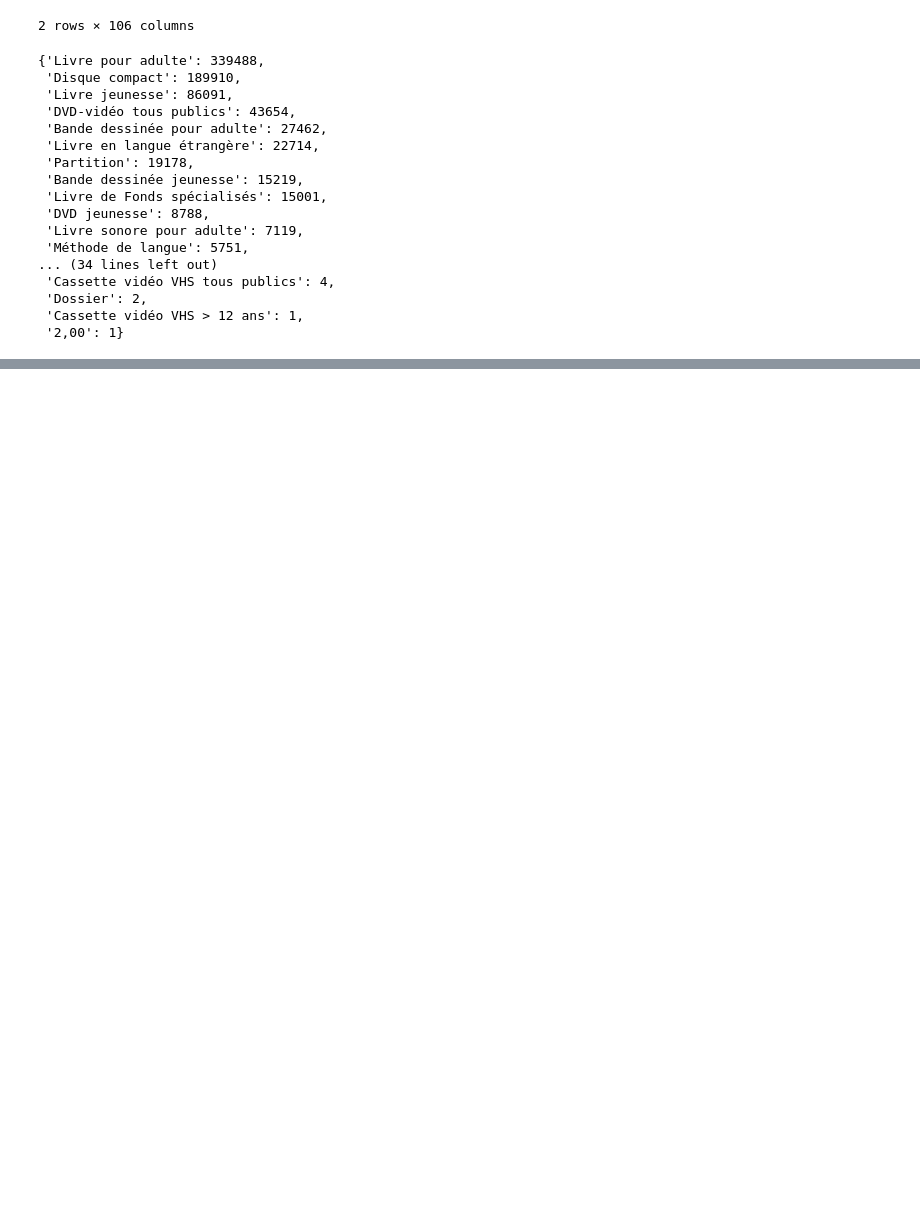
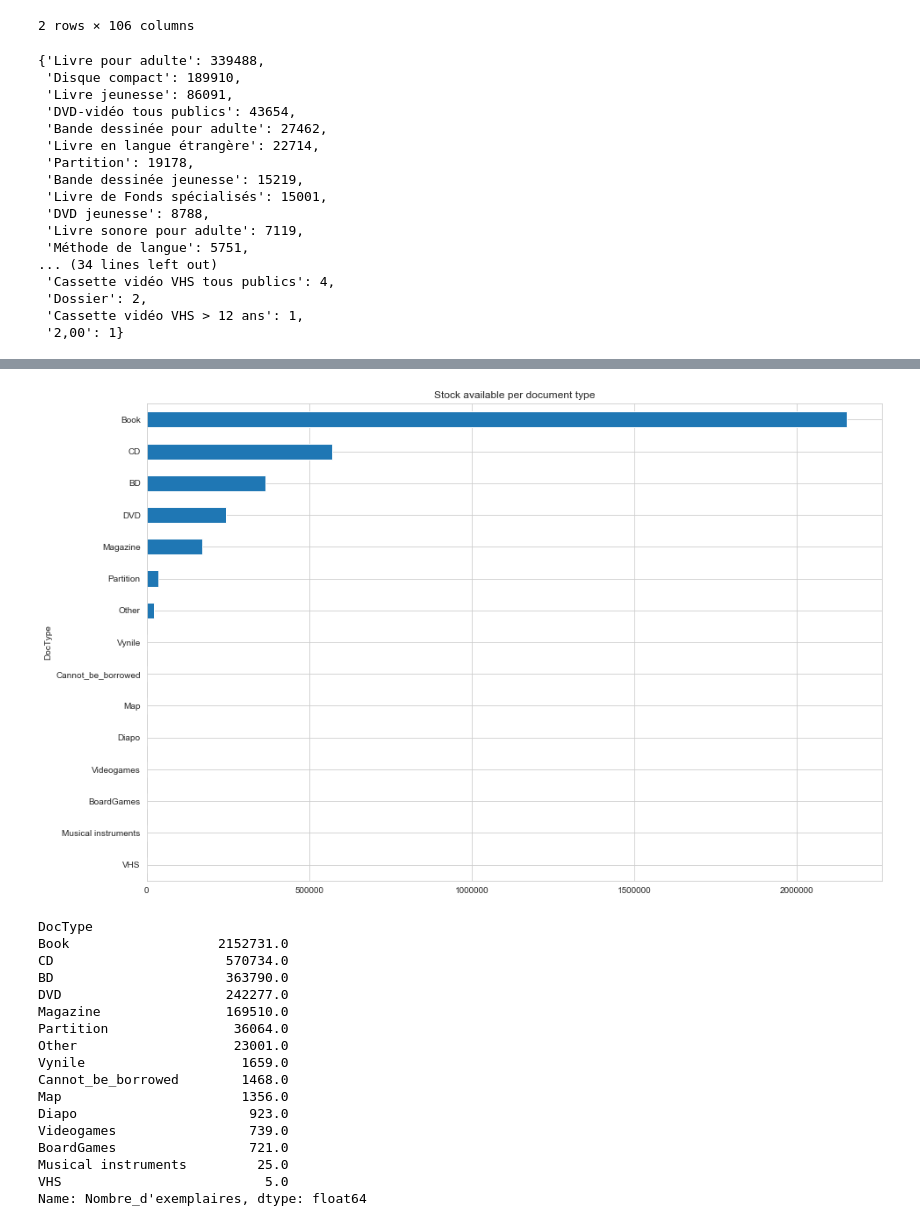
Before and after one commit to srosamont/Projects_Ironhack, a Jupyter notebook: Book_loan/Book_Loan_Cleaning.ipynb, the cells around one changed output, grey strips where cells are left out. Cells and saved outputs as stored; diff of their text form; code cells hidden in the pictures; blank space fills up the shorter version.

```diff
--- a/Book_loan/Book_Loan_Cleaning.ipynb
+++ b/Book_loan/Book_Loan_Cleaning.ipynb
@@ -357,0 +404,29 @@ dataBook.iloc[:,38:97]=dataBook.iloc[:,38:97].fillna(0)
+# %%
+
+
+# Plot Number of loans by document type and  total number of document available('Nombre d'examplaires')
+dataBook.groupby('DocType')["Nombre_d'exemplaires"].agg('sum').sort_values(ascending=True).plot(kind='barh',figsize=(15,10))
+plt.title('Stock available per document type')
+plt.show()
+dataBook.groupby('DocType')["Nombre_d'exemplaires"].agg('sum').sort_values(ascending=False)
+
+# TO DO :Plot Number of loans by document type and  total number of document available('Nombre d'examplaires')
+# %% [output]
+[figure, added]
+DocType
+Book                   2152731.0
+CD                      570734.0
+BD                      363790.0
+DVD                     242277.0
+Magazine                169510.0
+Partition                36064.0
+Other                    23001.0
+Vynile                    1659.0
+Cannot_be_borrowed        1468.0
+Map                       1356.0
+Diapo                      923.0
+Videogames                 739.0
+BoardGames                 721.0
+Musical instruments         25.0
+VHS                          5.0
+Name: Nombre_d'exemplaires, dtype: float64
```
Also changed, not shown: parts of 32 cells of this notebook.
